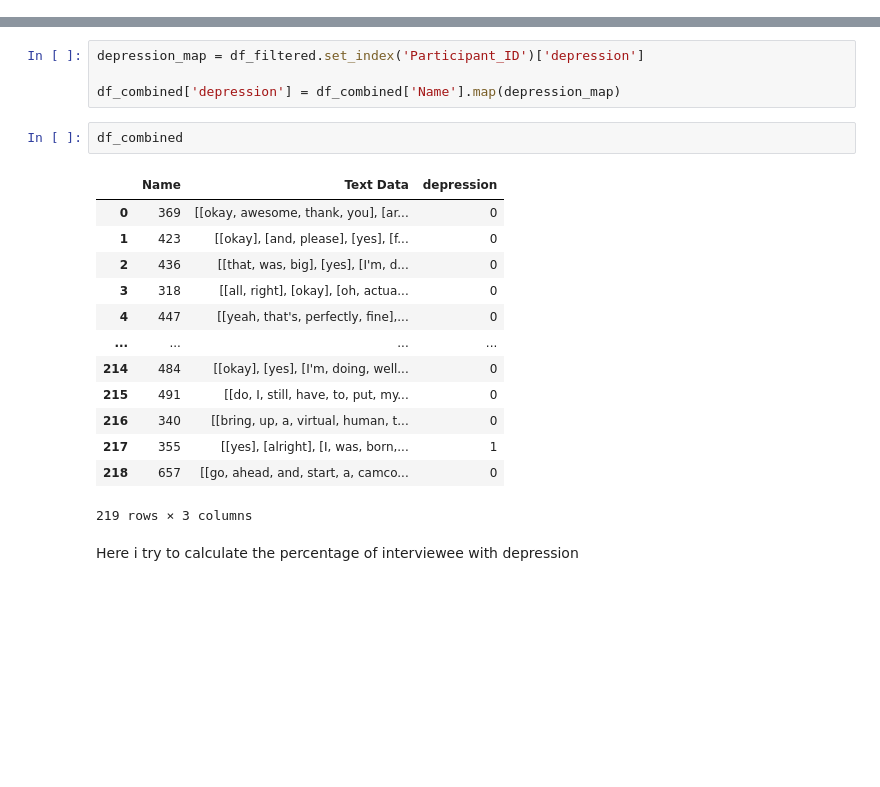
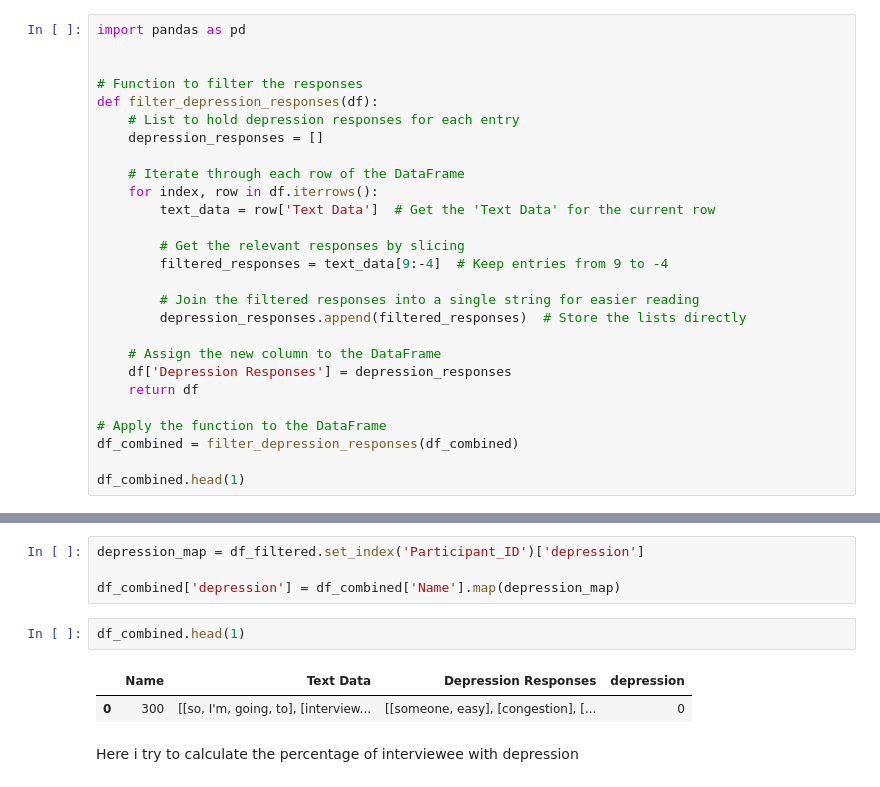
Before and after one commit to sochinghong/SU_project, a Jupyter notebook: EDA_NLP.ipynb, the cells around one changed output, grey strips where cells are left out. Drawn from its saved outputs; the diff is of its cells as text; blank space fills up the shorter version.

Commit message:
EDA with focus on depression answers
Tried to identify possible depression answers and see of diferent insights could be extraced from them.

```diff
--- a/EDA_NLP.ipynb
+++ b/EDA_NLP.ipynb
@@ -70,0 +100,27 @@ df_combined.head()
+# %%
+import pandas as pd
+
+
+# Function to filter the responses
+def filter_depression_responses(df):
+    # List to hold depression responses for each entry
+    depression_responses = []
+
+    # Iterate through each row of the DataFrame
+    for index, row in df.iterrows():
+        text_data = row['Text Data']  # Get the 'Text Data' for the current row
+
+        # Get the relevant responses by slicing
+        filtered_responses = text_data[9:-4]  # Keep entries from 9 to -4
+
+        # Join the filtered responses into a single string for easier reading
+        depression_responses.append(filtered_responses)  # Store the lists directly
+
+    # Assign the new column to the DataFrame
+    df['Depression Responses'] = depression_responses
+    return df
+
+# Apply the function to the DataFrame
+df_combined = filter_depression_responses(df_combined)
+
+df_combined.head(1)
@@ -77,21 +136,10 @@ depression_map = df_filtered.set_index('Participant_ID')['depression']
 
 df_combined['depression'] = df_combined['Name'].map(depression_map)
 # %%
-df_combined
+df_combined.head(1)
 # %% [output]
-|  | Name | Text Data | depression |
-| 0 | 369 | [[okay, awesome, thank, you], [ar... | 0 |
-| 1 | 423 | [[okay], [and, please], [yes], [f... | 0 |
-| 2 | 436 | [[that, was, big], [yes], [I'm, d... | 0 |
-| 3 | 318 | [[all, right], [okay], [oh, actua... | 0 |
-| 4 | 447 | [[yeah, that's, perfectly, fine],... | 0 |
-| ... | ... | ... | ... |
-| 214 | 484 | [[okay], [yes], [I'm, doing, well... | 0 |
-| 215 | 491 | [[do, I, still, have, to, put, my... | 0 |
-| 216 | 340 | [[bring, up, a, virtual, human, t... | 0 |
-| 217 | 355 | [[yes], [alright], [I, was, born,... | 1 |
-| 218 | 657 | [[go, ahead, and, start, a, camco... | 0 |
+|  | Name | Text Data | Depression Responses | depression |
+| 0 | 300 | [[so, I'm, going, to], [interview... | [[someone, easy], [congestion], [... | 0 |
-219 rows × 3 columns
 # %% [markdown]
 Here i try to calculate the percentage of interviewee with depression
 # %%
```
Also changed, not shown: parts of 12 cells of this notebook.
